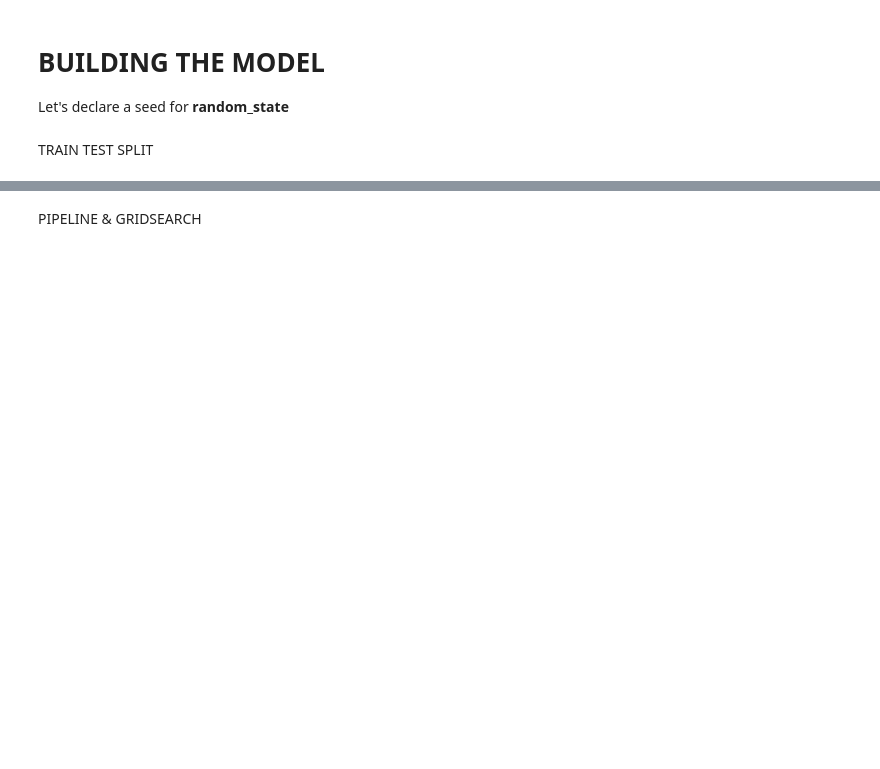
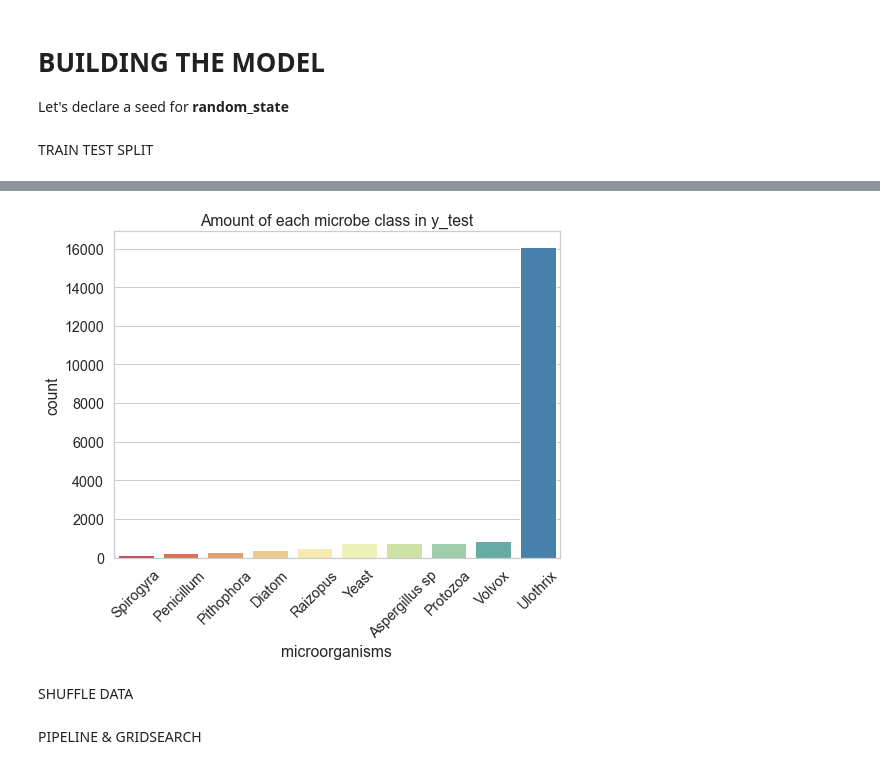
Before and after one commit to N0t10n/Microbes_classification, a Jupyter notebook: model.ipynb, the cells around one changed output, grey strips where cells are left out. Cells and saved outputs as stored; diff of their text form; code cells hidden in the pictures; blank space fills up the shorter version.

```diff
--- a/model.ipynb
+++ b/model.ipynb
@@ -204,0 +228,3 @@ y_test shape:  (6033,)
+# %%
+X_test = X_test.append(clean_df.iloc[-microbes_mean:, :].drop('microorganisms', axis=1))
+y_test = y_test.append(clean_df['microorganisms'][-microbes_mean:])
@@ -204,0 +240,11 @@ y_test shape:  (6033,)
+# %%
+plt.figure(figsize=(8,6))
+sns.set(font_scale = 1.3)
+sns.set_style('whitegrid')
+sns.countplot(x=y_test, palette='Spectral')
+plt.title('Amount of each microbe class in y_test')
+plt.xticks(ticks=list(labels.values()), labels=list(labels.keys()), rotation=45);
+# %% [output]
+[figure, added]
+# %% [markdown]
+SHUFFLE DATA
```
Also changed, not shown: parts of 20 cells of this notebook.
